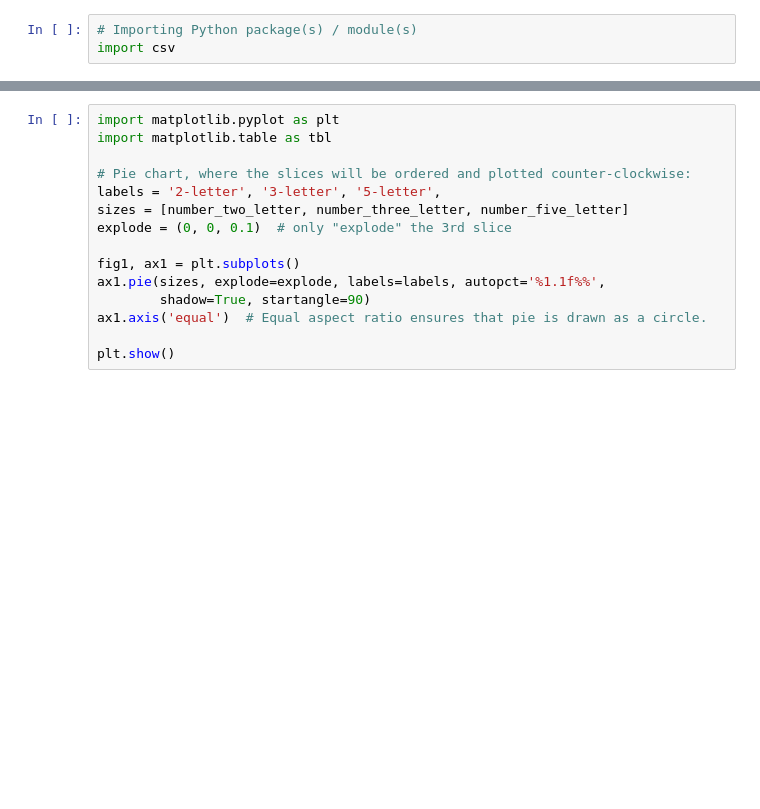
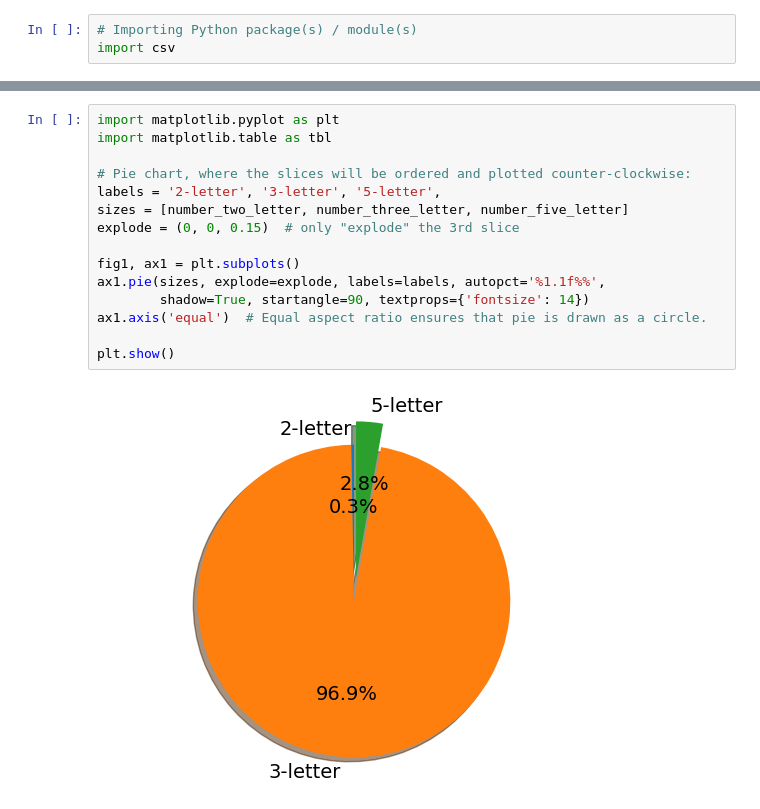
Before and after one commit to PDBeurope/pdbe-notebooks, a Jupyter notebook: CCIDs_length.ipynb, the cells around one changed output, grey strips where cells are left out. Drawn from its saved outputs; the diff is of its cells as text; blank space fills up the shorter version.

```diff
--- a/CCIDs_length.ipynb
+++ b/CCIDs_length.ipynb
@@ -50,15 +70,17 @@ print("The number of 3-letter CC IDs is", number_three_letter)
 # %%
 import matplotlib.pyplot as plt
 import matplotlib.table as tbl
 
 # Pie chart, where the slices will be ordered and plotted counter-clockwise:
 labels = '2-letter', '3-letter', '5-letter',
 sizes = [number_two_letter, number_three_letter, number_five_letter]
-explode = (0, 0, 0.1)  # only "explode" the 3rd slice
+explode = (0, 0, 0.15)  # only "explode" the 3rd slice
 
 fig1, ax1 = plt.subplots()
 ax1.pie(sizes, explode=explode, labels=labels, autopct='%1.1f%%',
-        shadow=True, startangle=90)
+        shadow=True, startangle=90, textprops={'fontsize': 14})
 ax1.axis('equal')  # Equal aspect ratio ensures that pie is drawn as a circle.
 
 plt.show()
+# %% [output]
+[figure, added]
```
Also changed, not shown: parts of 3 cells of this notebook.
